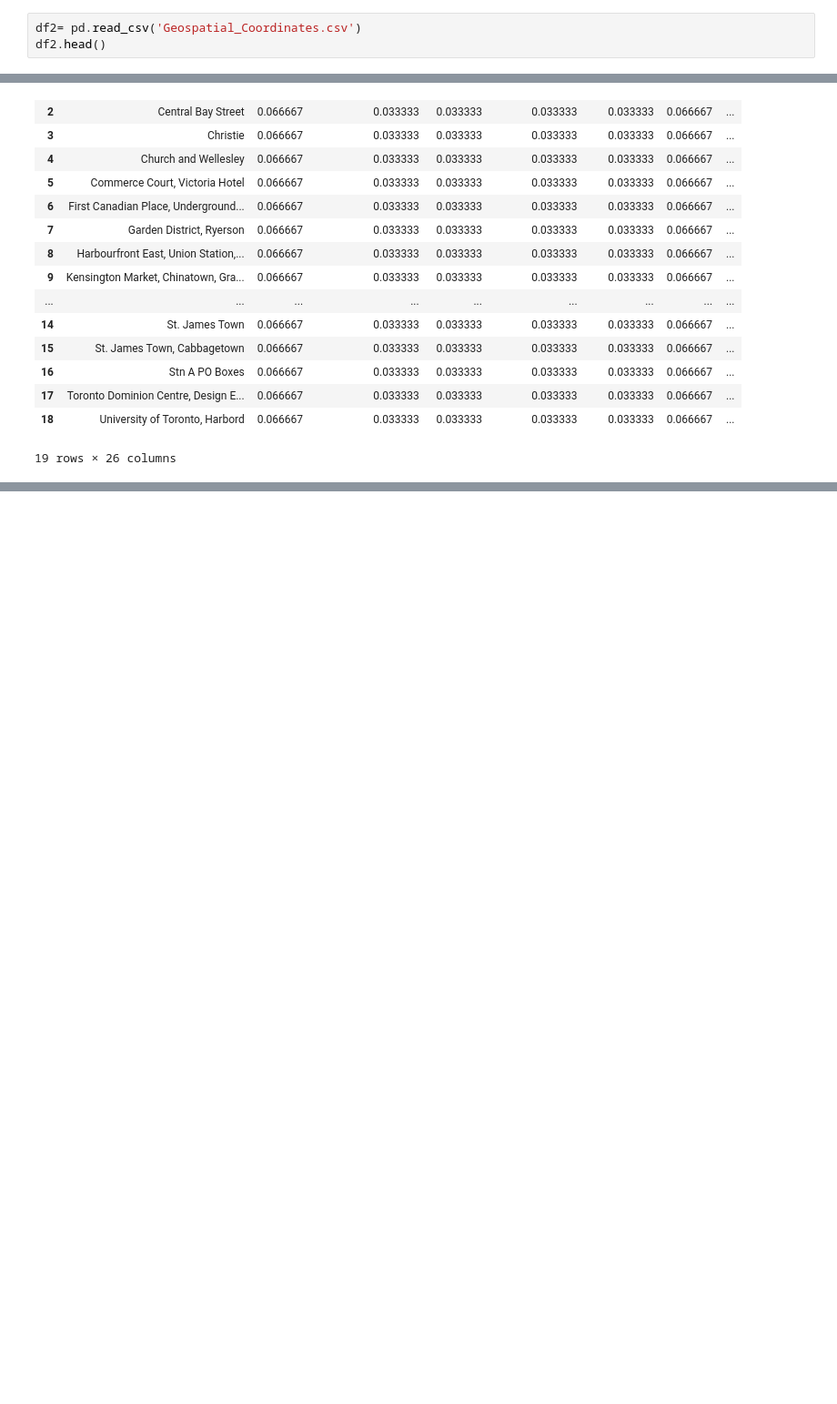
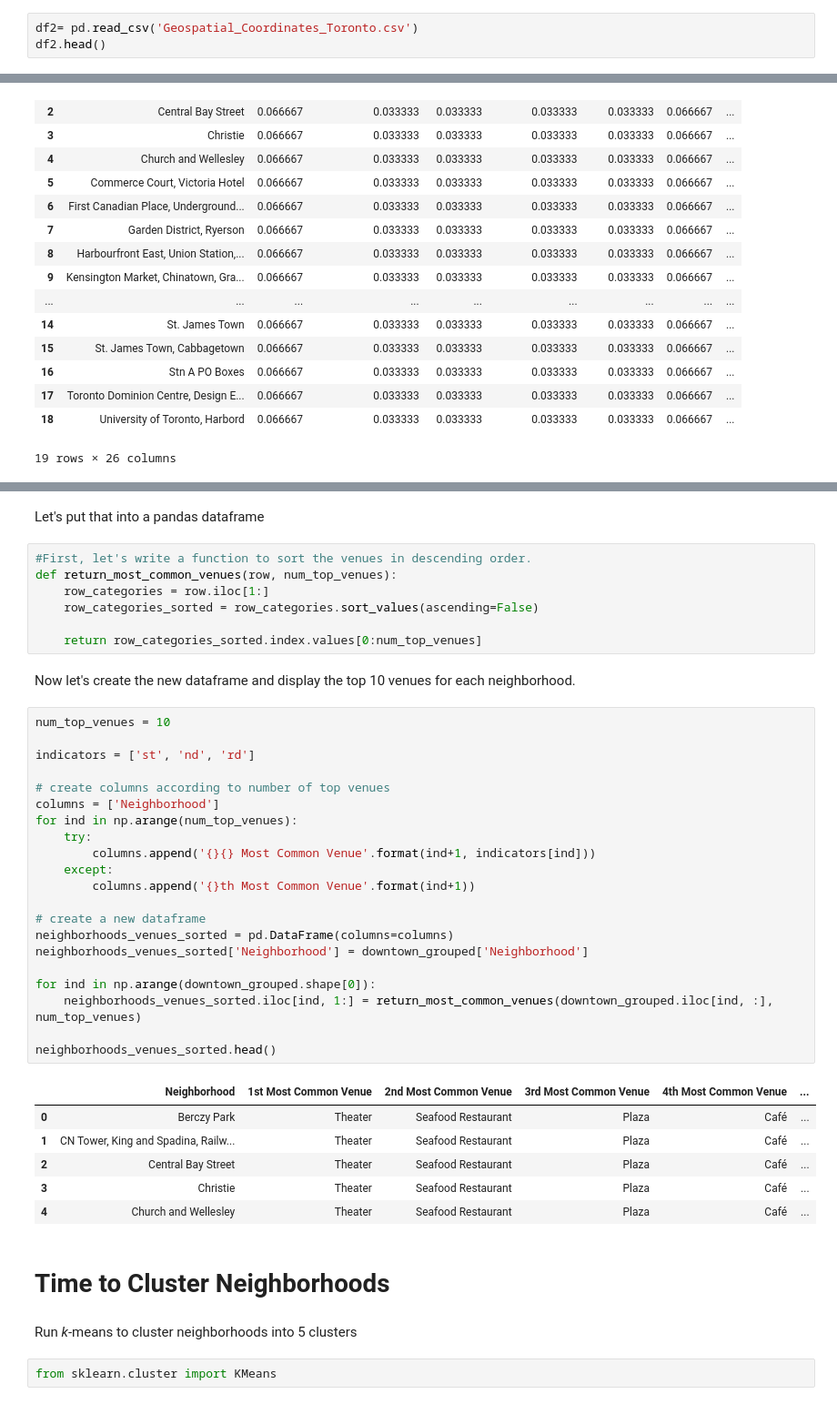
Before and after one commit to jimaid/Coursera_Capstone, a Jupyter notebook: Capstone.ipynb, the cells around one changed output, grey strips where cells are left out. Shown: that part at 91% size. Drawn from its saved outputs; the diff is of its cells as text; blank space fills up the shorter version.

```diff
--- a/Capstone.ipynb
+++ b/Capstone.ipynb
@@ -86,7 +86,7 @@ df1.shape
 # %% [markdown]
 ### Import Location Coordinates
 # %%
-df2= pd.read_csv('Geospatial_Coordinates.csv')
+df2= pd.read_csv('Geospatial_Coordinates_Toronto.csv')
 df2.head()
 # %% [output]
 |  | Postal Code | Latitude | Longitude |
@@ -506,0 +507,45 @@ for hood in downtown_grouped['Neighborhood']:
+# %% [markdown]
+Let's put that into a pandas dataframe
+# %%
+#First, let's write a function to sort the venues in descending order.
+def return_most_common_venues(row, num_top_venues):
+    row_categories = row.iloc[1:]
+    row_categories_sorted = row_categories.sort_values(ascending=False)
+
+    return row_categories_sorted.index.values[0:num_top_venues]
+# %% [markdown]
+Now let's create the new dataframe and display the top 10 venues for each neighborhood.
+# %%
+num_top_venues = 10
+
+indicators = ['st', 'nd', 'rd']
+
+# create columns according to number of top venues
+columns = ['Neighborhood']
+for ind in np.arange(num_top_venues):
+    try:
+        columns.append('{}{} Most Common Venue'.format(ind+1, indicators[ind]))
+    except:
+        columns.append('{}th Most Common Venue'.format(ind+1))
+
+# create a new dataframe
+neighborhoods_venues_sorted = pd.DataFrame(columns=columns)
+neighborhoods_venues_sorted['Neighborhood'] = downtown_grouped['Neighborhood']
+
+for ind in np.arange(downtown_grouped.shape[0]):
+    neighborhoods_venues_sorted.iloc[ind, 1:] = return_most_common_venues(downtown_grouped.iloc[ind, :], num_top_venues)
+
+neighborhoods_venues_sorted.head()
+# %% [output]
+|  | Neighborhood | 1st Most Common Venue | 2nd Most Common Venue | 3rd Most Common Venue | 4th Most Common Venue | ... |
+| 0 | Berczy Park | Theater | Seafood Restaurant | Plaza | Café | ... |
+| 1 | CN Tower, King and Spadina, Railw... | Theater | Seafood Restaurant | Plaza | Café | ... |
+| 2 | Central Bay Street | Theater | Seafood Restaurant | Plaza | Café | ... |
+| 3 | Christie | Theater | Seafood Restaurant | Plaza | Café | ... |
+| 4 | Church and Wellesley | Theater | Seafood Restaurant | Plaza | Café | ... |
+# %% [markdown]
+# Time to Cluster Neighborhoods
+# %% [markdown]
+Run *k*-means to cluster neighborhoods into 5 clusters
+# %%
+from sklearn.cluster import KMeans
```
Also changed, not shown: parts of 5 cells of this notebook.
